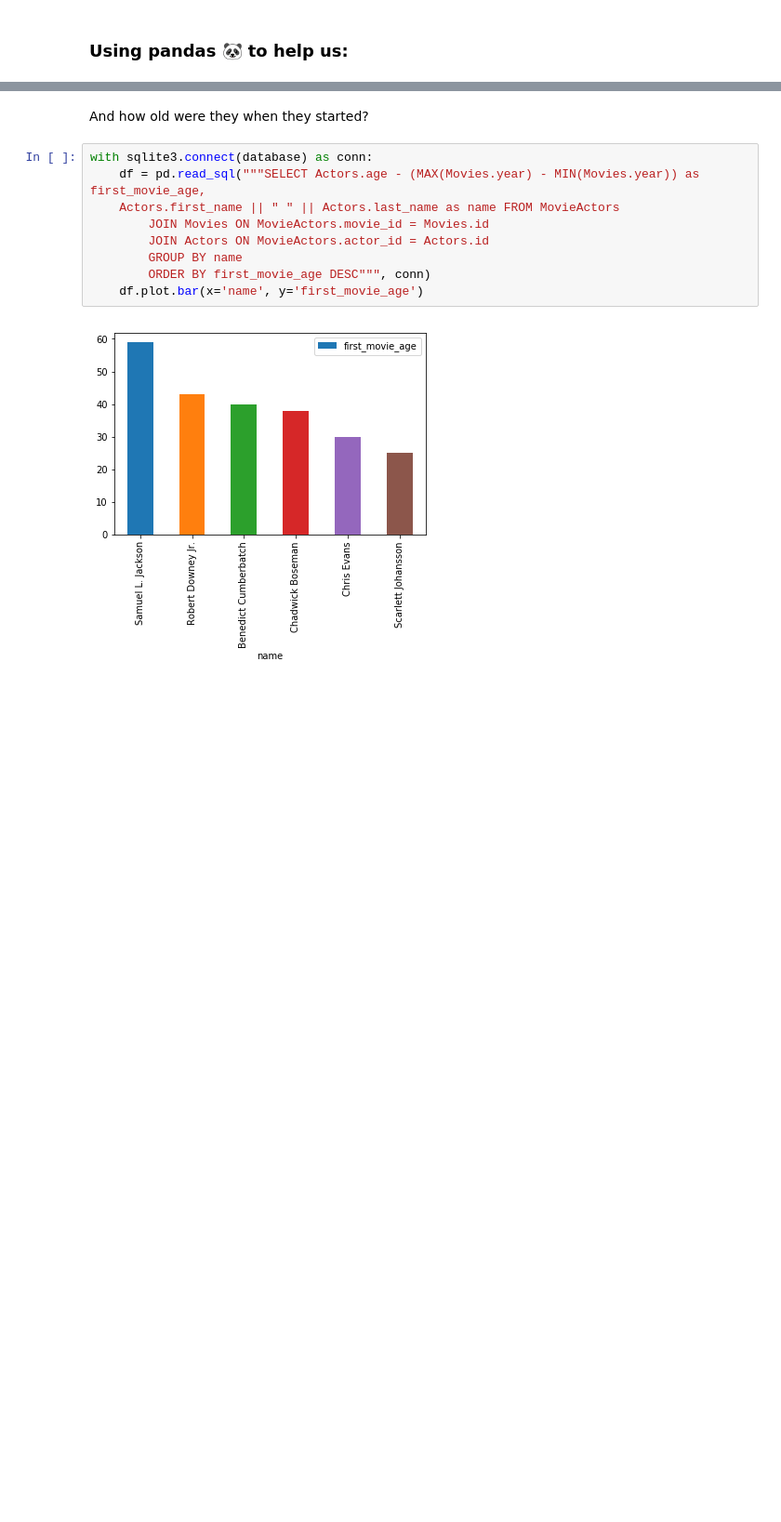
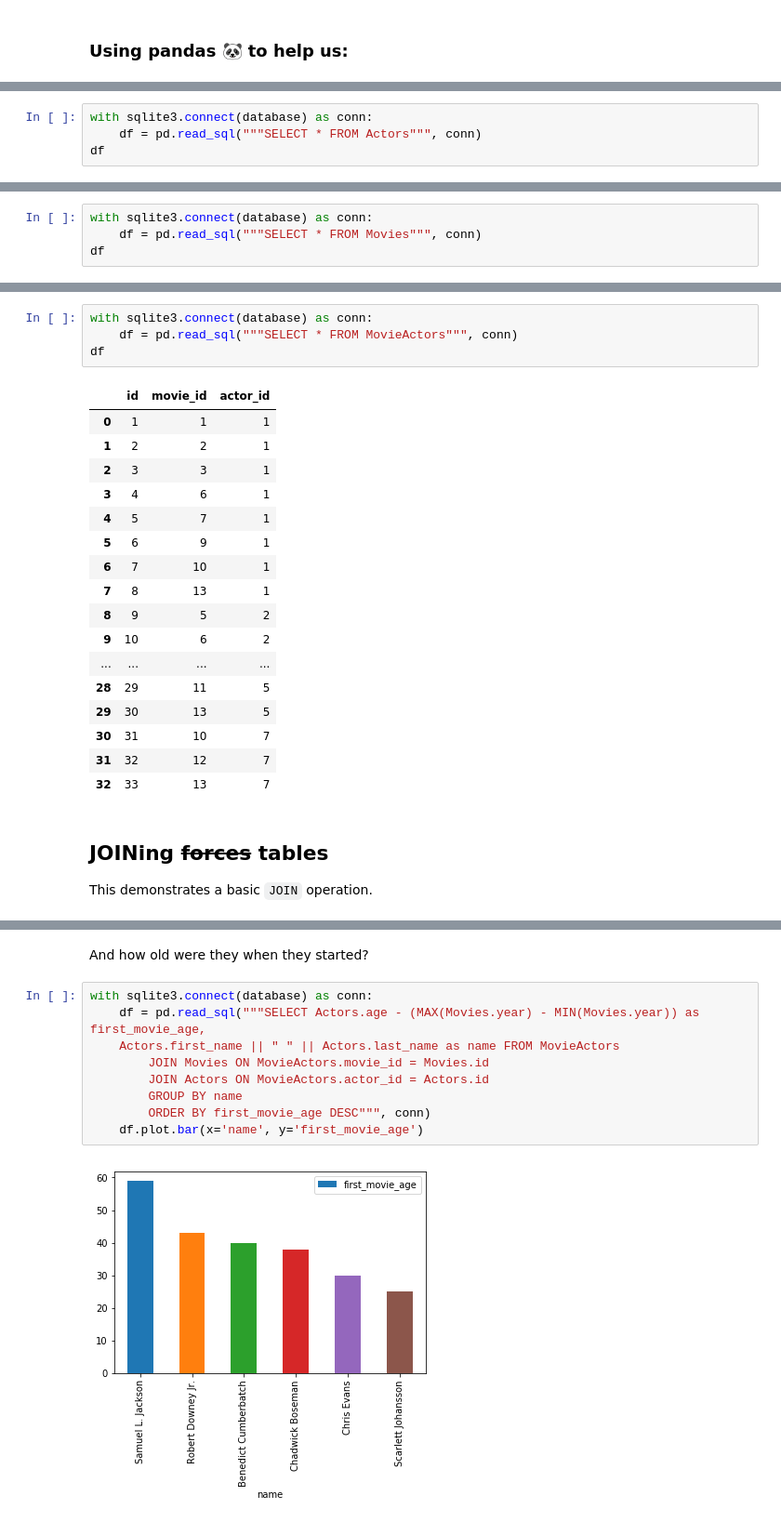
Before and after one commit to team-mayes/che_696, a Jupyter notebook: source/notebooks/lecture18_databases.ipynb, the cells around one changed output, grey strips where cells are left out. Shown at 93% size. Saved outputs shown, nothing was run; the diff lists cells and outputs as text; blank space fills up the shorter version.

```diff
--- a/source/notebooks/lecture18_databases.ipynb
+++ b/source/notebooks/lecture18_databases.ipynb
@@ -97,0 +94,4 @@ with sqlite3.connect(database) as conn:
+# %%
+with sqlite3.connect(database) as conn:
+    df = pd.read_sql("""SELECT * FROM Actors""", conn)
+df
@@ -97,0 +107,4 @@ with sqlite3.connect(database) as conn:
+# %%
+with sqlite3.connect(database) as conn:
+    df = pd.read_sql("""SELECT * FROM Movies""", conn)
+df
@@ -97,0 +126,25 @@ with sqlite3.connect(database) as conn:
+# %%
+with sqlite3.connect(database) as conn:
+    df = pd.read_sql("""SELECT * FROM MovieActors""", conn)
+df
+# %% [output]
+|  | id | movie_id | actor_id |
+| 0 | 1 | 1 | 1 |
+| 1 | 2 | 2 | 1 |
+| 2 | 3 | 3 | 1 |
+| 3 | 4 | 6 | 1 |
+| 4 | 5 | 7 | 1 |
+| 5 | 6 | 9 | 1 |
+| 6 | 7 | 10 | 1 |
+| 7 | 8 | 13 | 1 |
+| 8 | 9 | 5 | 2 |
+| 9 | 10 | 6 | 2 |
+| ... | ... | ... | ... |
+| 28 | 29 | 11 | 5 |
+| 29 | 30 | 13 | 5 |
+| 30 | 31 | 10 | 7 |
+| 31 | 32 | 12 | 7 |
+| 32 | 33 | 13 | 7 |
+# %% [markdown]
+## JOINing ~~forces~~ tables
+This demonstrates a basic `JOIN` operation.
```
Also changed, not shown: parts of 34 cells of this notebook.
